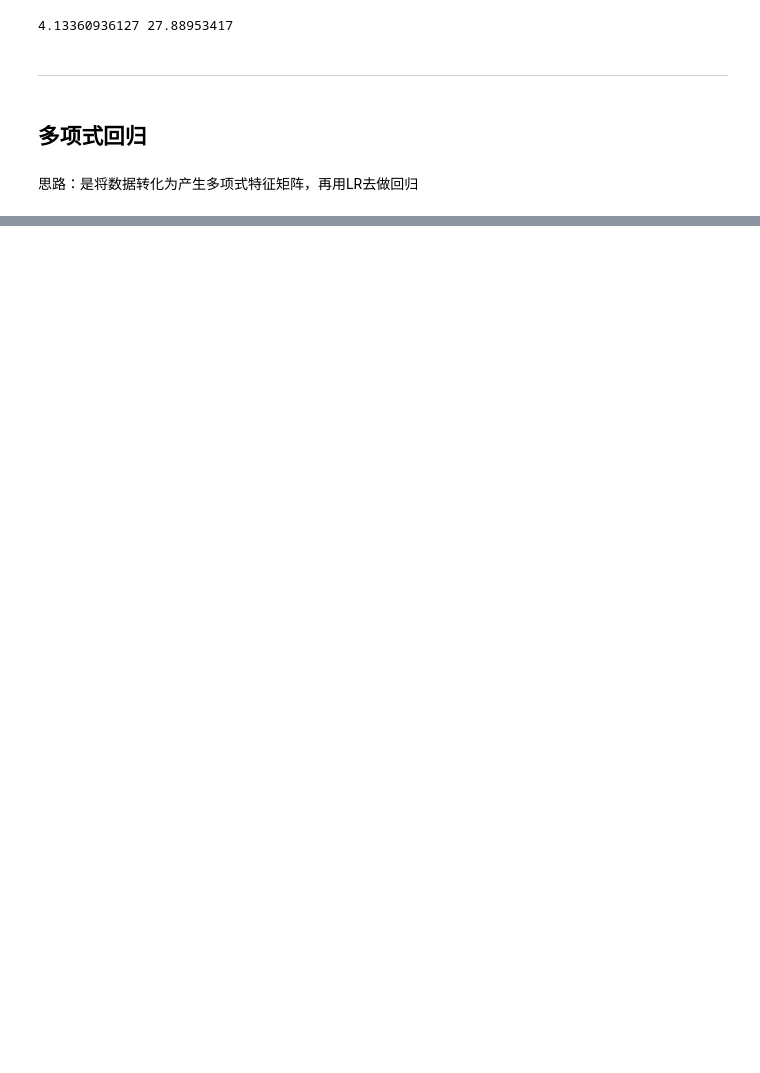
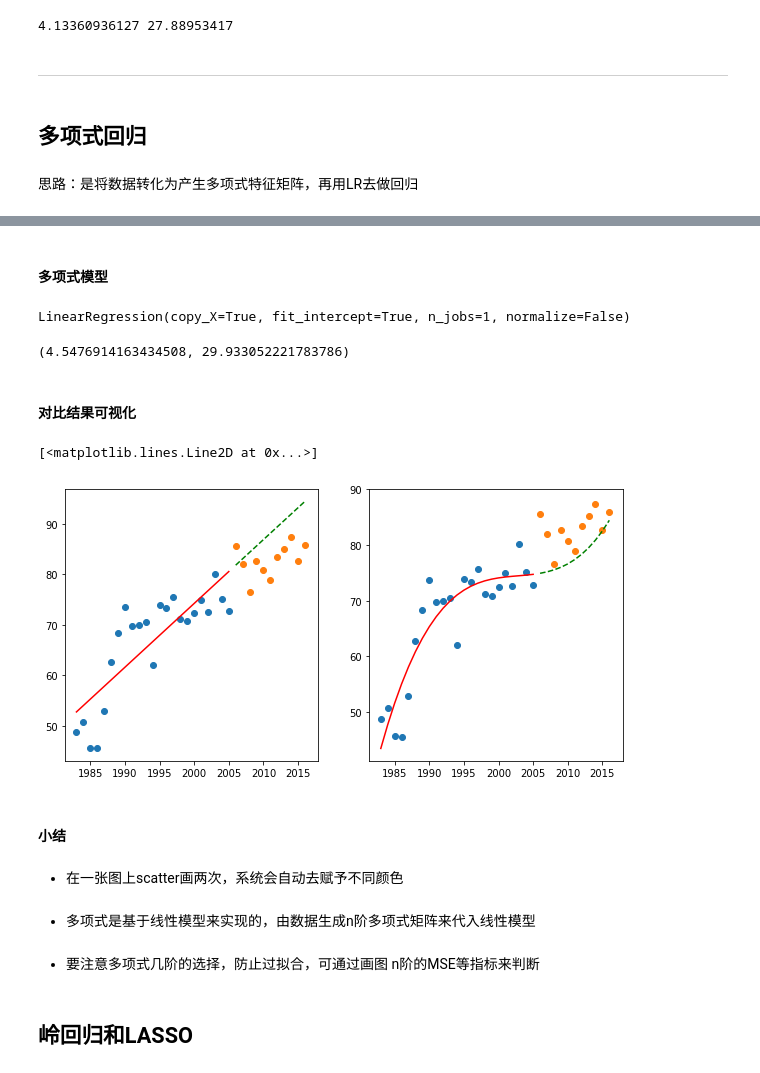
Before and after one commit to paulsweet/Daily_review, a Jupyter notebook: summary20181021-sklearn_regression.ipynb, the cells around one changed output, grey strips where cells are left out. Drawn from its saved outputs; the diff is of its cells as text; code cells hidden in the pictures; blank space fills up the shorter version.

```diff
--- a/summary20181021-sklearn_regression.ipynb
+++ b/summary20181021-sklearn_regression.ipynb
@@ -116,0 +197,5 @@ print(mae,mse)
+# %%
+from sklearn.linear_model import LinearRegression
+
+lr_model = LinearRegression()
+lr_model.fit(x_train,y_train)
@@ -116,0 +213,15 @@ print(mae,mse)
+# %% [markdown]
+####   多项式模型
+# %%
+from sklearn.preprocessing import PolynomialFeatures
+
+# 生成多项式矩阵
+poly_matrix_3 = PolynomialFeatures(degree=3, include_bias=False)
+poly_train_x_3 = poly_matrix_3.fit_transform(x_train)
+poly_test_x_3 = poly_matrix_3.fit_transform(x_test)
+
+# 代入LR模型
+model = LinearRegression()
+model.fit(poly_train_x_3,y_train)
+# %% [output]
+LinearRegression(copy_X=True, fit_intercept=True, n_jobs=1, normalize=False)
@@ -116,0 +230,46 @@ print(mae,mse)
+# %%
+# 预测评估
+from sklearn.metrics import mean_absolute_error,mean_squared_error
+
+mean_absolute_error(y_pred=poly_pred,y_true=y_test),mean_squared_error(y_pred=poly_pred,y_true=y_test)
+# %% [output]
+(4.5476914163434508, 29.933052221783786)
+# %% [markdown]
+####   对比结果可视化
+# %%
+from matplotlib import pyplot as plt
+%matplotlib inline
+
+# 画两张图
+fig,ax = plt.subplots(1,2,figsize=(10,5))
+
+# # 生成x_tmp
+# x_tmp = np.linspace(2006,2016,100)
+# x_tmp = np.array(x_tmp,ndmin=2).T
+
+# 拟合
+ax[0].scatter(x_train,y_train)
+ax[0].plot(x_train,lr_model.predict(x_train),c='r')
+
+ax[1].scatter(x_train,y_train)
+ax[1].plot(x_train,model.predict(poly_matrix_3.fit_transform(x_train)),c='r')
+
+#预测结果
+ax[0].scatter(x_test,y_test)
+ax[0].plot(x_test,lr_model.predict(x_test),c='g',linestyle='--')
+
+ax[1].scatter(x_test,y_test)
+ax[1].plot(x_test,model.predict(poly_matrix_3.fit_transform(x_test)),c='g',linestyle='--')
+# %% [output]
+[<matplotlib.lines.Line2D at 0x...>]
+[figure, added]
+# %% [markdown]
+#### 小结
+# %% [markdown]
+- 在一张图上scatter画两次，系统会自动去赋予不同颜色
+# %% [markdown]
+- 多项式是基于线性模型来实现的，由数据生成n阶多项式矩阵来代入线性模型
+# %% [markdown]
+- 要注意多项式几阶的选择，防止过拟合，可通过画图 n阶的MSE等指标来判断
+# %% [markdown]
+## 岭回归和LASSO
```
Also changed, not shown: parts of 58 cells of this notebook.
